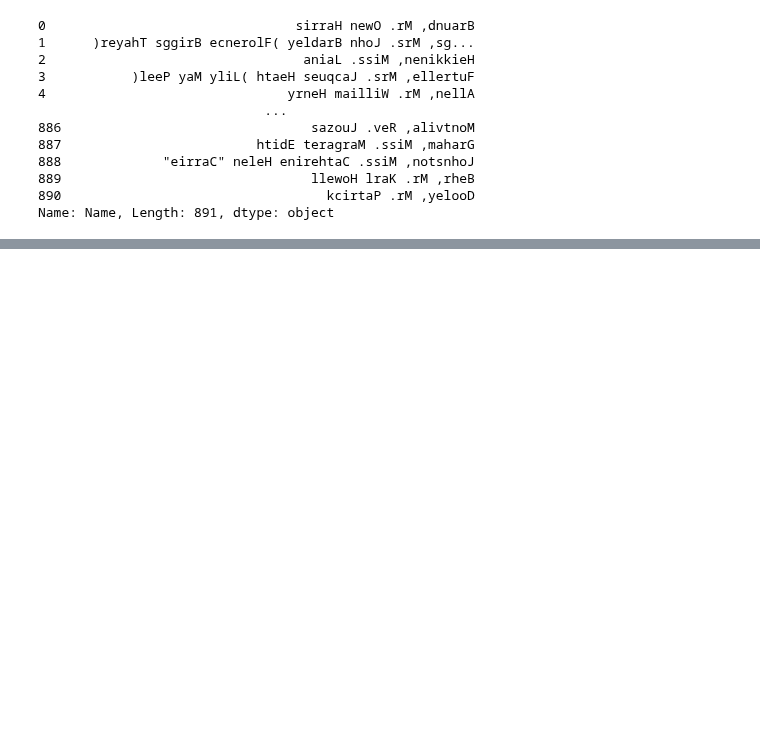
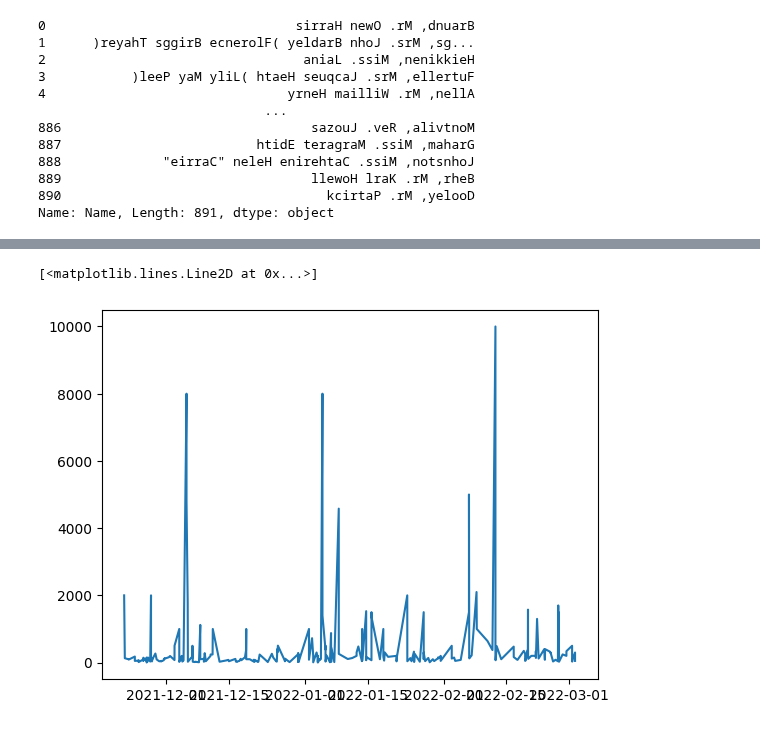
Before and after one commit to fahim-506/eda-with-python, a Jupyter notebook: notebooks/10_final_pandas_file.ipynb, the cells around one changed output, grey strips where cells are left out. Drawn from its saved outputs; the diff is of its cells as text; code cells hidden in the pictures; blank space fills up the shorter version.

Commit message:
add date time in pandas

```diff
--- a/notebooks/10_final_pandas_file.ipynb
+++ b/notebooks/10_final_pandas_file.ipynb
@@ -443,0 +667,3 @@ Name: Name, Length: 891, dtype: object
+# %%
+df=pd.read_csv('../datasets/expense_data.csv')
+df.shape
@@ -443,0 +679,2 @@ Name: Name, Length: 891, dtype: object
+# %%
+df['Date'] = pd.to_datetime(df['Date'])
@@ -443,0 +735,5 @@ Name: Name, Length: 891, dtype: object
+# %%
+plt.plot(df['Date'],df['INR'])
+# %% [output]
+[<matplotlib.lines.Line2D at 0x...>]
+[figure, added]
```
Also changed, not shown: parts of 48 cells of this notebook.
